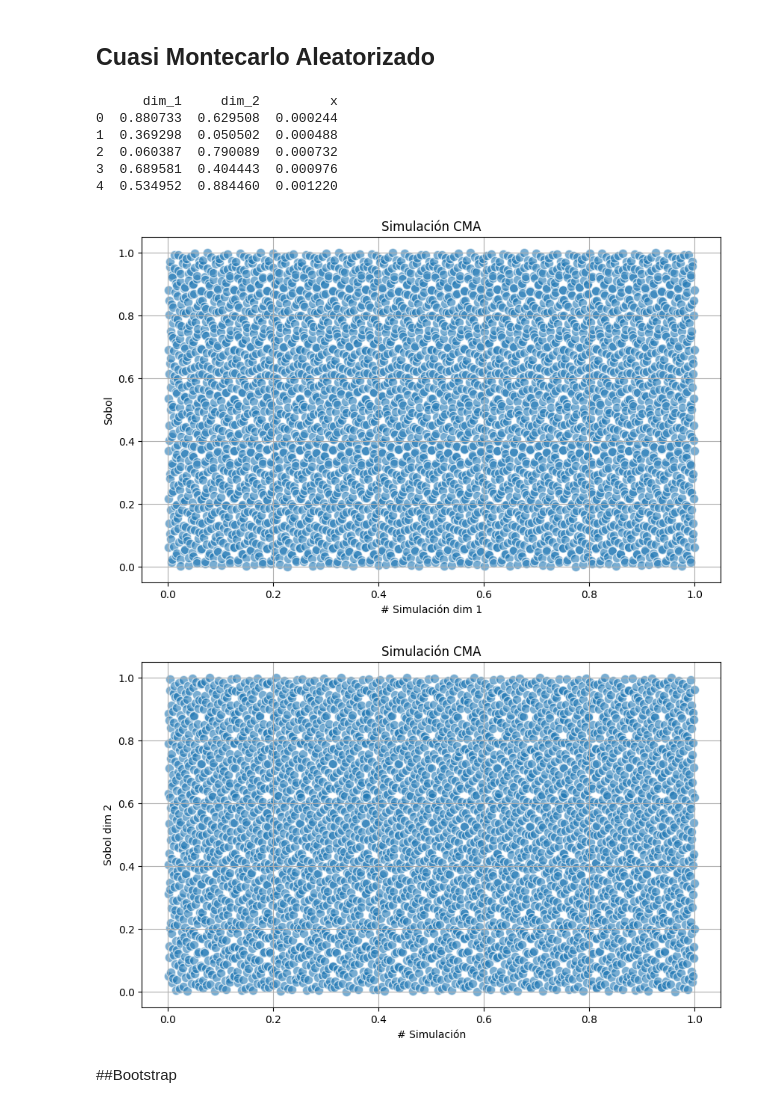
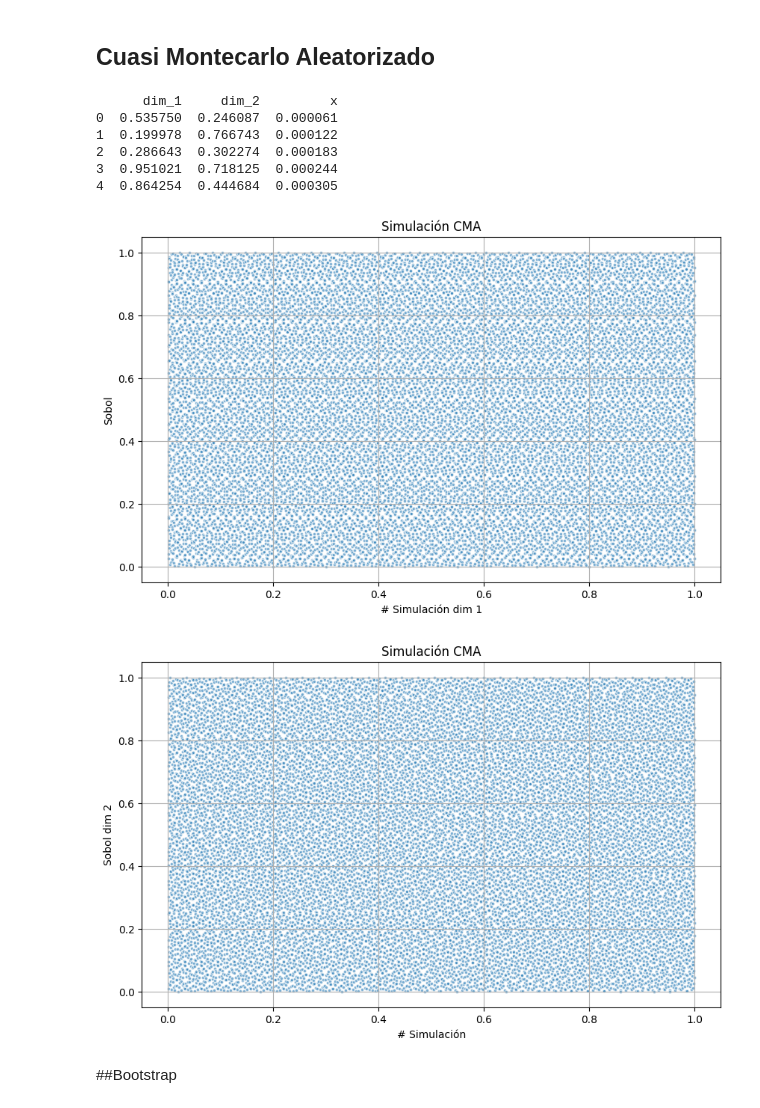
Before and after one commit to pikey-msc/ValOpc, a Jupyter notebook: 2024-2/MonteCarlo.ipynb, the cells around one changed output. Cells and saved outputs as stored; diff of their text form; code cells hidden in the pictures.

```diff
--- a/2024-2/MonteCarlo.ipynb
+++ b/2024-2/MonteCarlo.ipynb
@@ -265,14 +265,14 @@ def generate_faure_dataframe(N, b, dimensions):
 
 # Generar DataFrame
 b = 5  # Base
-N = 1000  # Número de puntos
+N = 10000  # Número de puntos
 dimensions = 1  # Dimensiones para la visualización
 df_faure = generate_faure_dataframe(N, b, dimensions)
 
 print(df_faure.head())
 
 plt.figure(figsize=(10, 6))
-plt.scatter(df_faure['x'], df_faure['dim_1'], alpha=0.6, edgecolors='w', s=80)
+plt.scatter(df_faure['x'], df_faure['dim_1'], alpha=0.6, edgecolors='w', s=10)
 plt.title('Simulación Faure')
 plt.xlabel('# Simulación')
 plt.ylabel('Faure')
@@ -347,43 +347,43 @@ def generate_cma(dimensions, N):
     sobol_gen = Sobol(d=dimensions, scramble=True)
     # Genera muestras
     points = sobol_gen.random_base2(m=int(np.log2(N)))
     data = pd.DataFrame(points, columns=[f'dim_{i+1}' for i in range(dimensions)])
     data['x'] =  pd.DataFrame( range(1, N+1))/(N+1)
     return data
 
 # Configuración de parámetros
 dimensions = 2  # Dos dimensiones para la visualización de dispersión
-N = 2**12  # Número de puntos; preferiblemente una potencia de 2
+N = 2**14  # Número de puntos; preferiblemente una potencia de 2
 
 # Generar DataFrame
 df_sobol = generate_cma(dimensions, N)
 print(df_sobol.head(5))
 
 plt.figure(figsize=(10, 6))
-plt.scatter(df_sobol['x'], df_sobol['dim_1'], alpha=0.6, edgecolors='w', s=80)
+plt.scatter(df_sobol['x'], df_sobol['dim_1'], alpha=0.6, edgecolors='w', s=10)
 plt.title('Simulación CMA')
 plt.xlabel('# Simulación dim 1')
 plt.ylabel('Sobol')
 plt.grid(True)
 plt.show()
 
 
 plt.figure(figsize=(10, 6))
-plt.scatter(df_sobol['x'], df_sobol['dim_2'], alpha=0.6, edgecolors='w', s=80)
+plt.scatter(df_sobol['x'], df_sobol['dim_2'], alpha=0.6, edgecolors='w', s=10)
 plt.title('Simulación CMA')
 plt.xlabel('# Simulación')
 plt.ylabel('Sobol dim 2')
 plt.grid(True)
 plt.show()
 # %% [output]
       dim_1     dim_2         x
-0  0.880733  0.629508  0.000244
-1  0.369298  0.050502  0.000488
-2  0.060387  0.790089  0.000732
-3  0.689581  0.404443  0.000976
-4  0.534952  0.884460  0.001220
+0  0.535750  0.246087  0.000061
+1  0.199978  0.766743  0.000122
+2  0.286643  0.302274  0.000183
+3  0.951021  0.718125  0.000244
+4  0.864254  0.444684  0.000305
-[figure, old version]
+[figure, new version]
-[figure, old version]
+[figure, new version]
 # %% [markdown]
 ##Bootstrap
 # %%
```
Also changed, not shown: parts of 11 cells of this notebook.
